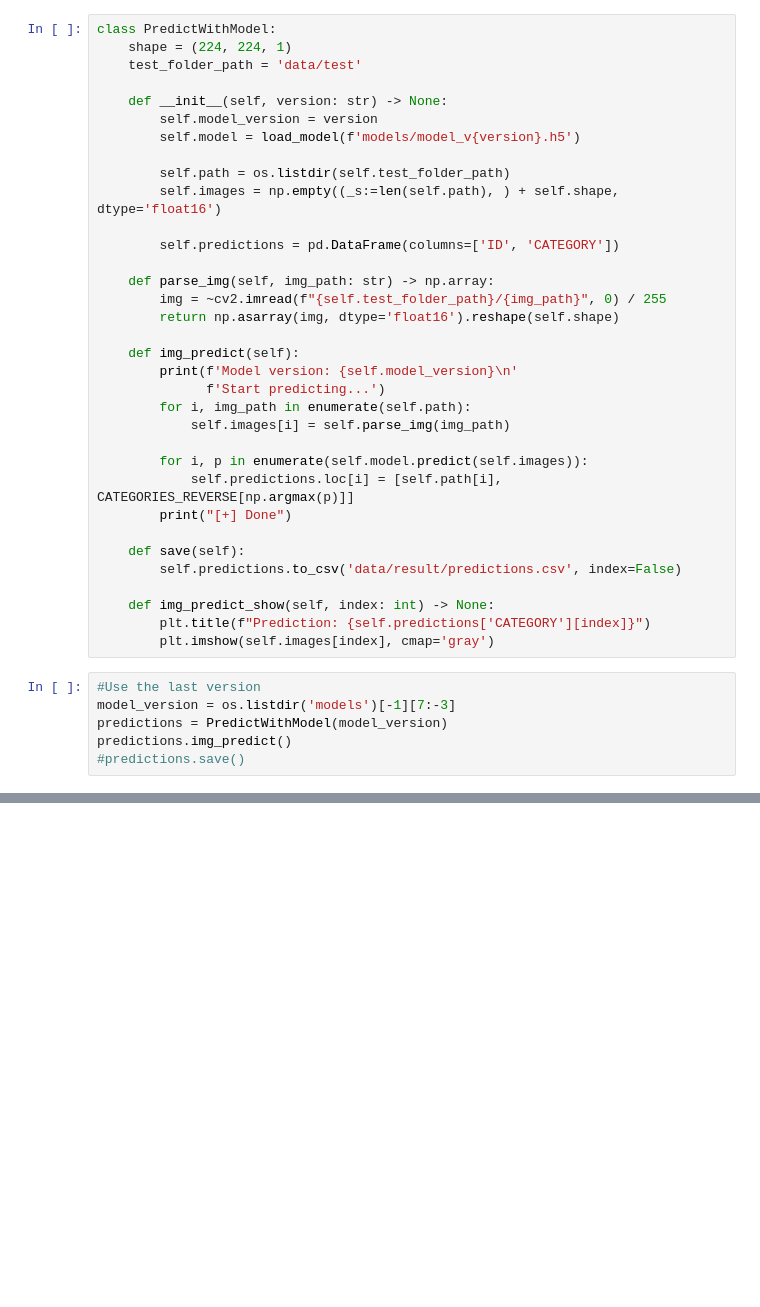
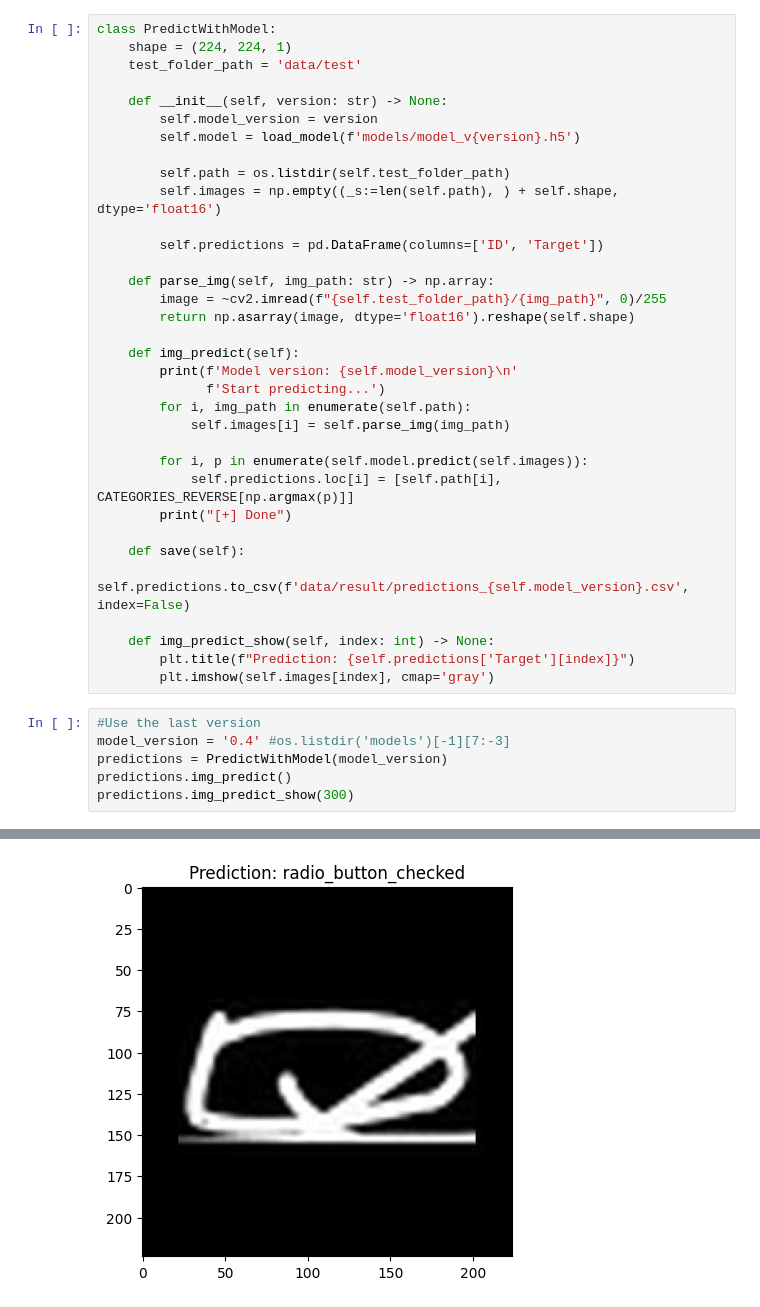
Before and after one commit to Van4ooo/IASA-Champ-24-stage1, a Jupyter notebook: src/model_predict.ipynb, the cells around one changed output, grey strips where cells are left out. Saved outputs shown, nothing was run; the diff lists cells and outputs as text; blank space fills up the shorter version.

```diff
--- a/src/model_predict.ipynb
+++ b/src/model_predict.ipynb
@@ -20,11 +18,11 @@ class PredictWithModel:
         self.path = os.listdir(self.test_folder_path)
         self.images = np.empty((_s:=len(self.path), ) + self.shape, dtype='float16')
 
-        self.predictions = pd.DataFrame(columns=['ID', 'CATEGORY'])
+        self.predictions = pd.DataFrame(columns=['ID', 'Target'])
 
     def parse_img(self, img_path: str) -> np.array:
-        img = ~cv2.imread(f"{self.test_folder_path}/{img_path}", 0) / 255
-        return np.asarray(img, dtype='float16').reshape(self.shape)
+        image = ~cv2.imread(f"{self.test_folder_path}/{img_path}", 0)/255
+        return np.asarray(image, dtype='float16').reshape(self.shape)
 
     def img_predict(self):
         print(f'Model version: {self.model_version}\n'
@@ -37,15 +35,15 @@ class PredictWithModel:
         print("[+] Done")
 
     def save(self):
-        self.predictions.to_csv('data/result/predictions.csv', index=False)
+        self.predictions.to_csv(f'data/result/predictions_{self.model_version}.csv', index=False)
 
     def img_predict_show(self, index: int) -> None:
-        plt.title(f"Prediction: {self.predictions['CATEGORY'][index]}")
+        plt.title(f"Prediction: {self.predictions['Target'][index]}")
         plt.imshow(self.images[index], cmap='gray')
 # %%
 #Use the last version
-model_version = os.listdir('models')[-1][7:-3]
+model_version = '0.4' #os.listdir('models')[-1][7:-3]
 predictions = PredictWithModel(model_version)
 predictions.img_predict()
-#predictions.save()
+predictions.img_predict_show(300)
 # %% [output]
@@ -57,2 +53,3 @@ Start predicting...
 [+] Done
+[figure, added]
 # %%
```
Also changed, not shown: parts of 3 cells of this notebook, 3 other files.
